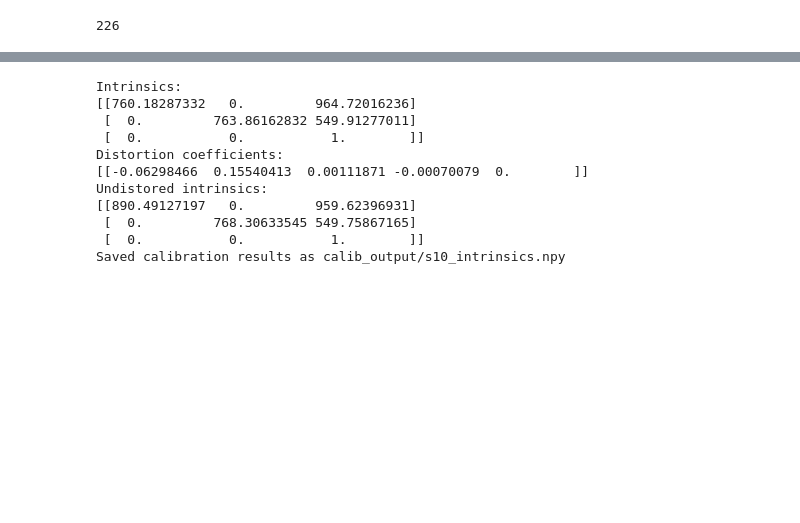
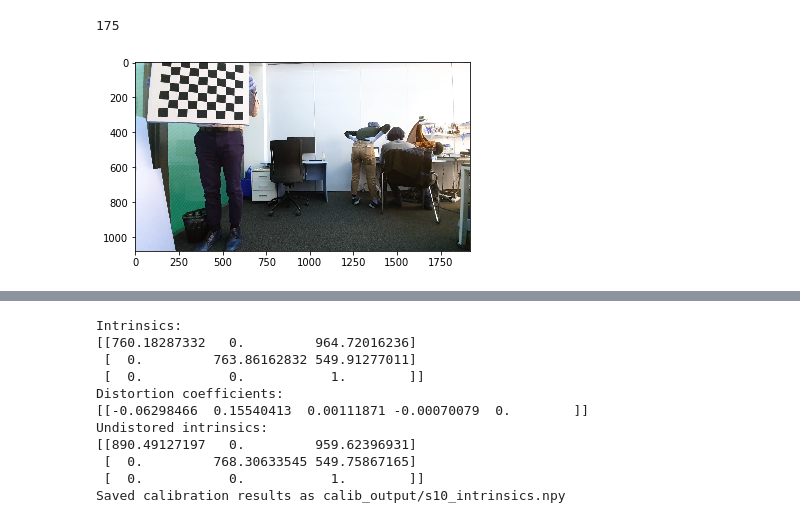
Before and after one commit to Marselka/CalibrationProject, a Jupyter notebook: intrinsics_calibration.ipynb, the cells around one changed output, grey strips where cells are left out. Drawn from its saved outputs; the diff is of its cells as text; code cells hidden in the pictures; blank space fills up the shorter version.

```diff
--- a/intrinsics_calibration.ipynb
+++ b/intrinsics_calibration.ipynb
@@ -17,7 +20,17 @@ images = get_images(data_path, period=8)
-# %%
-len(images)
-# %% [output]
-226
+# %%
+import numpy as np
+import matplotlib.pyplot as plt
+len(images)
+# %% [output]
+175
+# %%
+i=0
+for key in images.keys():
+    i=i+1
+    if i==10:
+        plt.imshow(images[key])
+# %% [output]
+[figure, added]
 # %%
 results = detect_keypoints(images, pattern_size, edge_length)
 # %%
```
Also changed, not shown: parts of 7 cells of this notebook, 2 other files.
